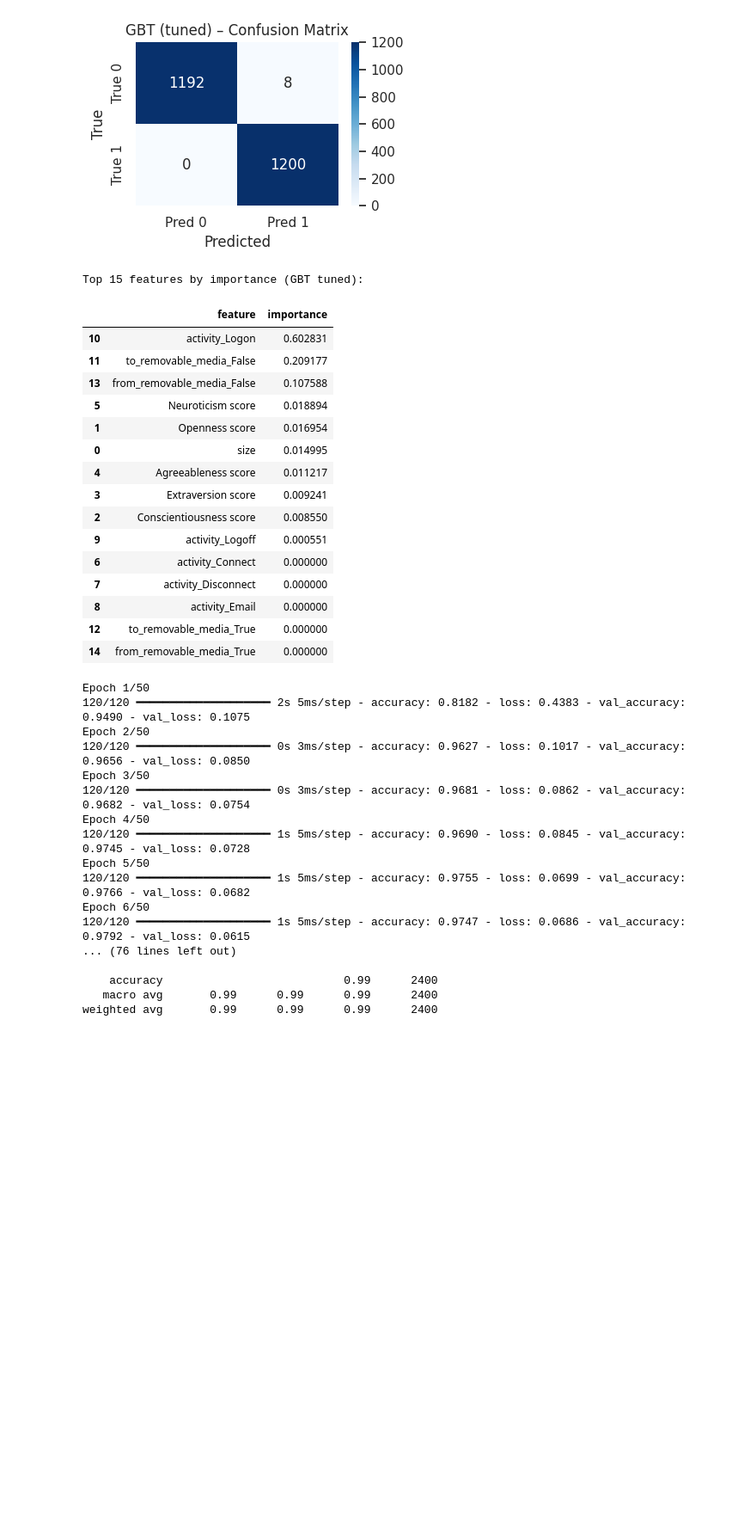
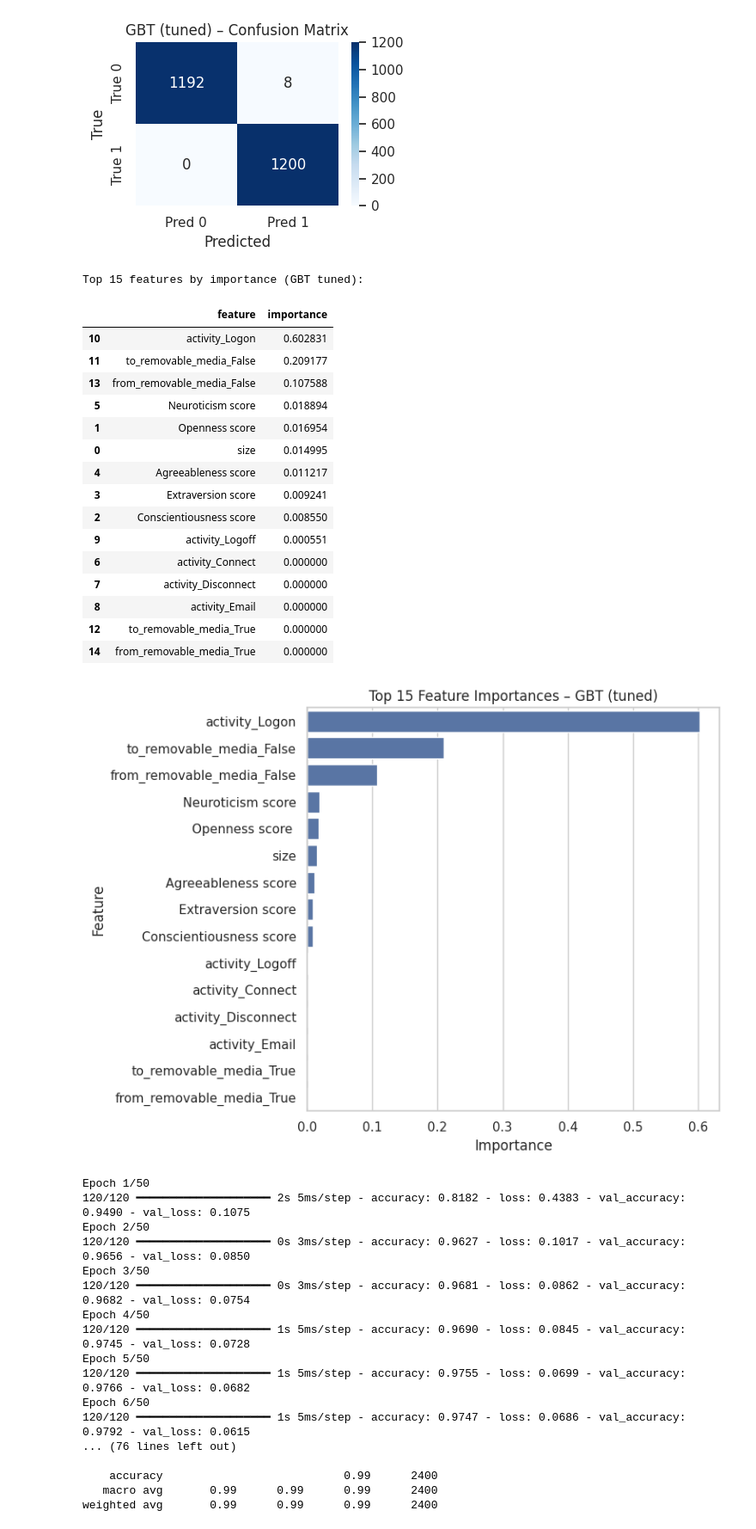
Before and after one commit to egyinmoe/Detecting-Insider-Threats-through-Behavioral-AI_Dissertation, a Jupyter notebook: Ver2_Insiderthreat_withgithub.ipynb, the cells around one changed output. Shown at 86% size. Drawn from its saved outputs; the diff is of its cells as text; code cells hidden in the pictures; blank space fills up the shorter version.

```diff
--- a/Ver2_Insiderthreat_withgithub.ipynb
+++ b/Ver2_Insiderthreat_withgithub.ipynb
@@ -799,33 +799,46 @@ cat_feature_names = list(ohe.get_feature_names_out(categorical_features))
 all_feature_names = numeric_features + cat_feature_names
 
 xgb_model = xgb_best.named_steps["model"]
 importances = xgb_model.feature_importances_
 
 fi_df = pd.DataFrame({
     "feature": all_feature_names,
     "importance": importances
 }).sort_values("importance", ascending=False)
 
 print("Top 15 features by importance (GBT tuned):")
 display(fi_df.head(15))
+
+plt.figure(figsize=(8,6))
+sns.barplot(
+    data=fi_df.head(15),
+    x="importance", y="feature",
+    orient="h"
+)
+plt.title("Top 15 Feature Importances – GBT (tuned)")
+plt.xlabel("Importance")
+plt.ylabel("Feature")
+plt.tight_layout()
+plt.show()
 # %% [output]
 Top 15 features by importance (GBT tuned):
 |  | feature | importance |
 | 10 | activity_Logon | 0.602831 |
 | 11 | to_removable_media_False | 0.209177 |
 | 13 | from_removable_media_False | 0.107588 |
 | 5 | Neuroticism score | 0.018894 |
 | 1 | Openness score | 0.016954 |
 | 0 | size | 0.014995 |
 | 4 | Agreeableness score | 0.011217 |
 | 3 | Extraversion score | 0.009241 |
 | 2 | Conscientiousness score | 0.008550 |
 | 9 | activity_Logoff | 0.000551 |
 | 6 | activity_Connect | 0.000000 |
 | 7 | activity_Disconnect | 0.000000 |
 | 8 | activity_Email | 0.000000 |
 | 12 | to_removable_media_True | 0.000000 |
 | 14 | from_removable_media_True | 0.000000 |
+[figure, added]
 # %%
 # ======================================================
 # 13: Deep Learning model (DL – Feed-forward Neural Network)
```
